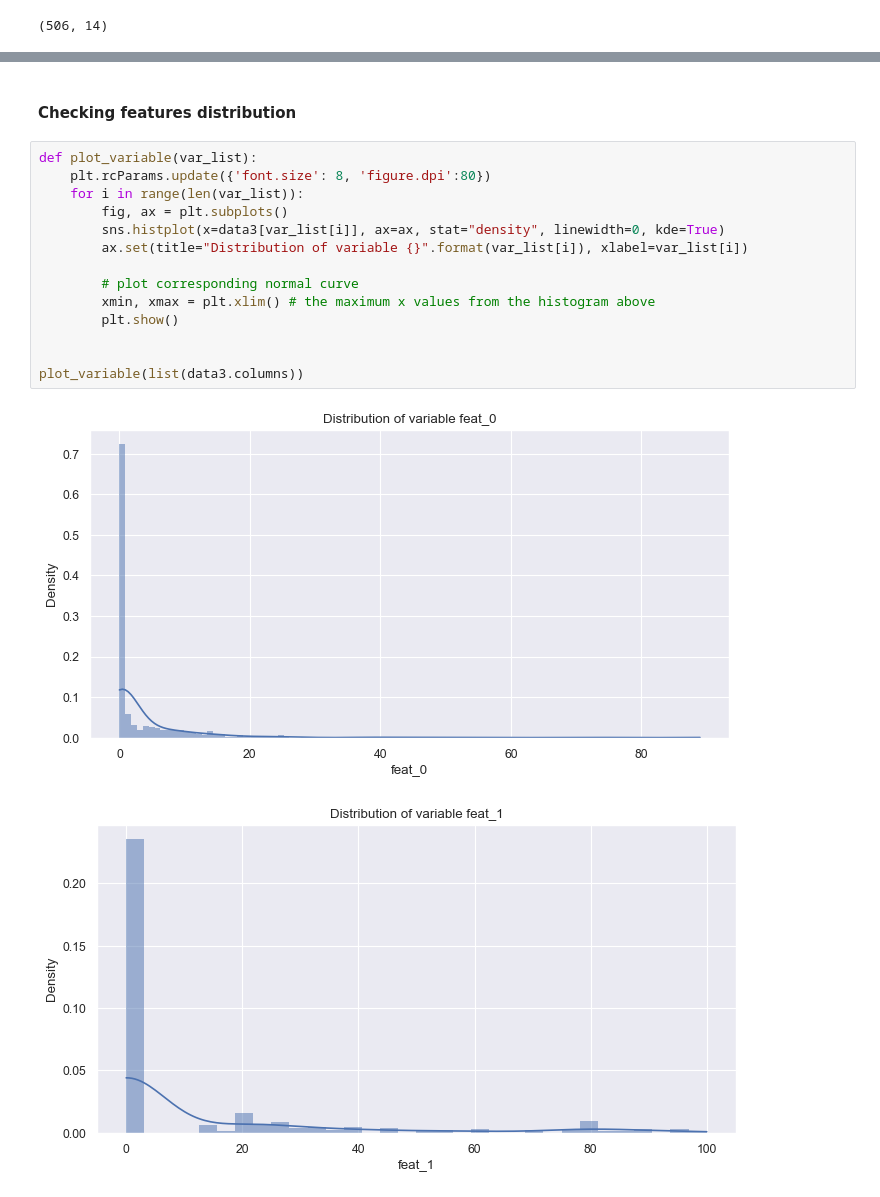
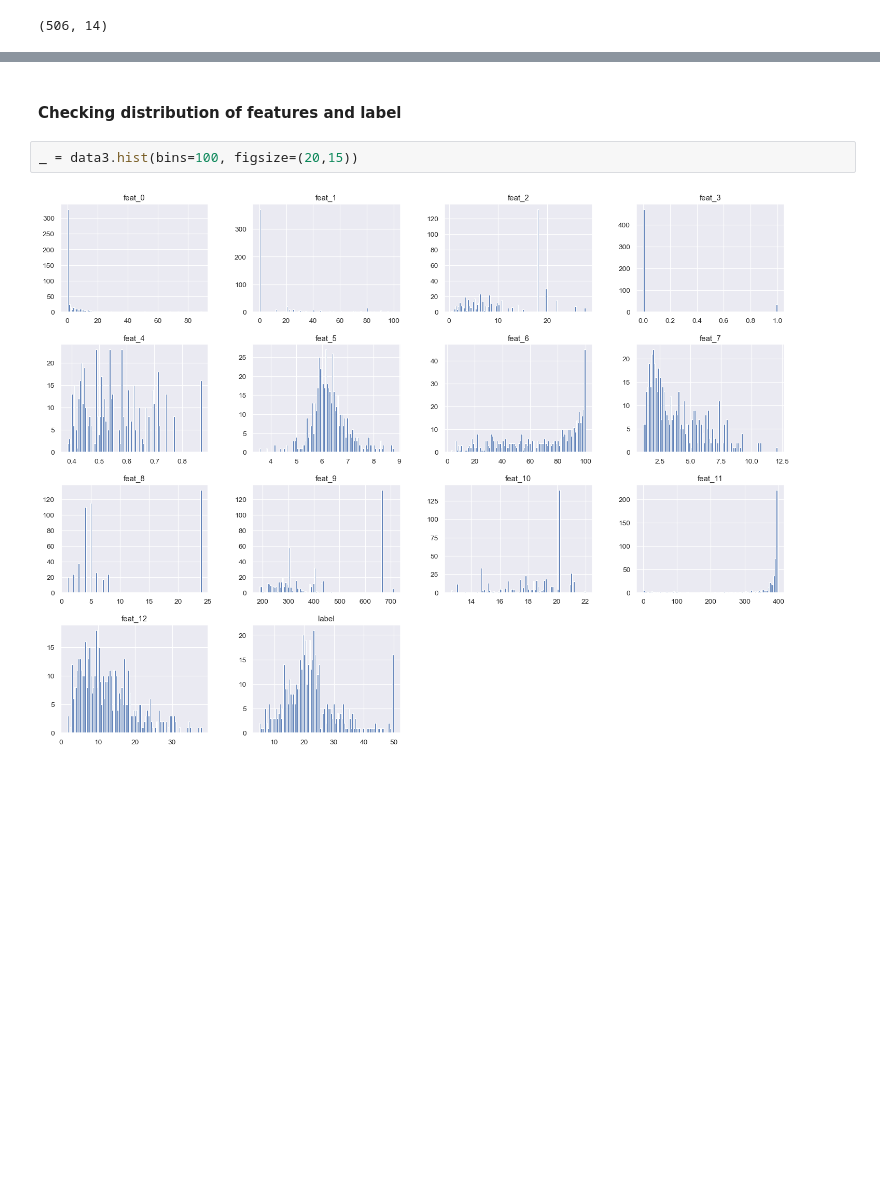
Before and after one commit to DimaFrank/ML, a Jupyter notebook: Assignment1.ipynb, the cells around one changed output, grey strips where cells are left out. Drawn from its saved outputs; the diff is of its cells as text; blank space fills up the shorter version.

```diff
--- a/Assignment1.ipynb
+++ b/Assignment1.ipynb
@@ -271,19 +285,6 @@ data3.head(10)
 # %% [markdown]
-#### Checking features distribution
+#### Checking distribution of features and label
 # %%
-def plot_variable(var_list):
-    plt.rcParams.update({'font.size': 8, 'figure.dpi':80})
-    for i in range(len(var_list)):
-        fig, ax = plt.subplots()
-        sns.histplot(x=data3[var_list[i]], ax=ax, stat="density", linewidth=0, kde=True)
-        ax.set(title="Distribution of variable {}".format(var_list[i]), xlabel=var_list[i])
-
-        # plot corresponding normal curve
-        xmin, xmax = plt.xlim() # the maximum x values from the histogram above
-        plt.show()
-
-
-plot_variable(list(data3.columns))
+_ = data3.hist(bins=100, figsize=(20,15))
 # %% [output]
-[figure, old version]
+[figure, new version]
-[figure, removed]
```
Also changed, not shown: parts of 44 cells of this notebook.
